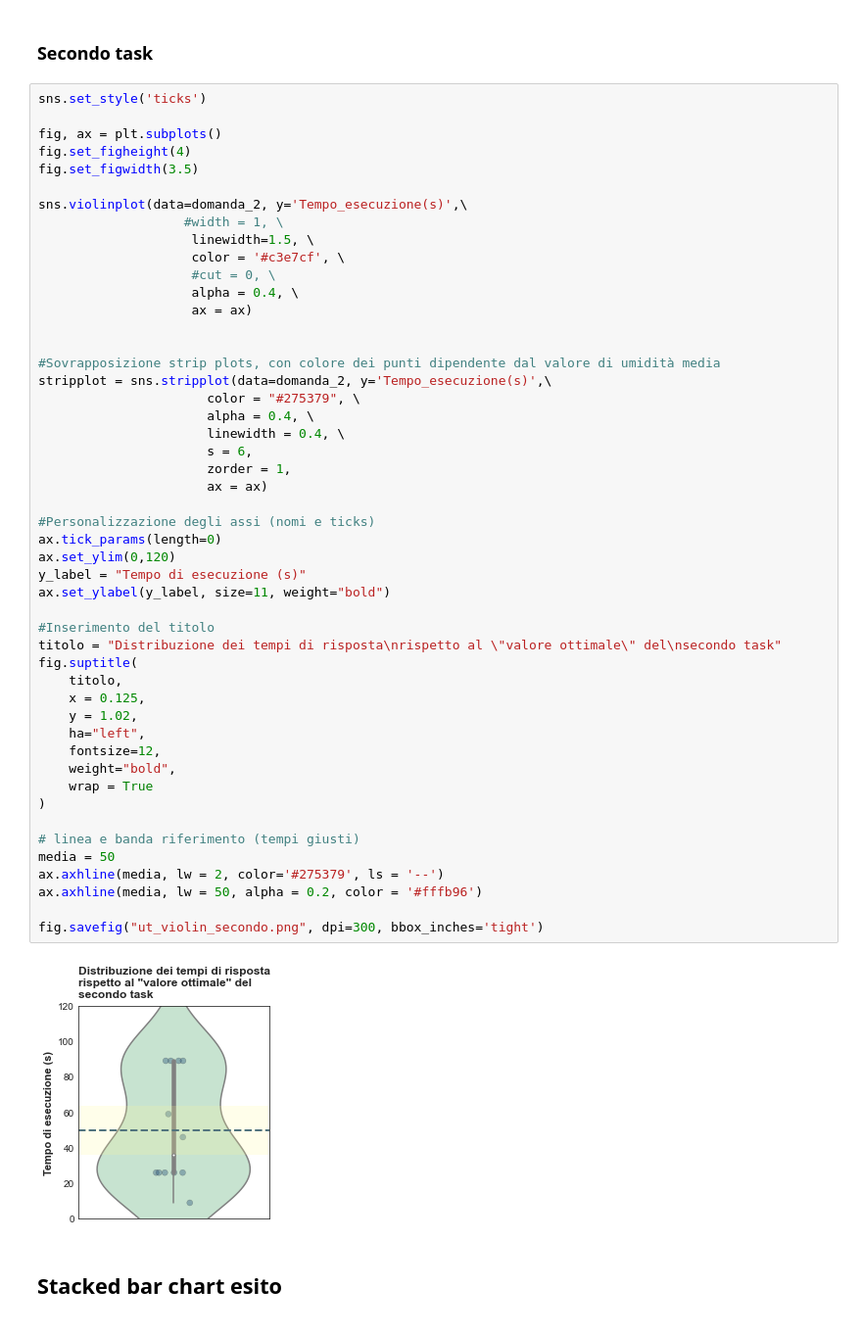
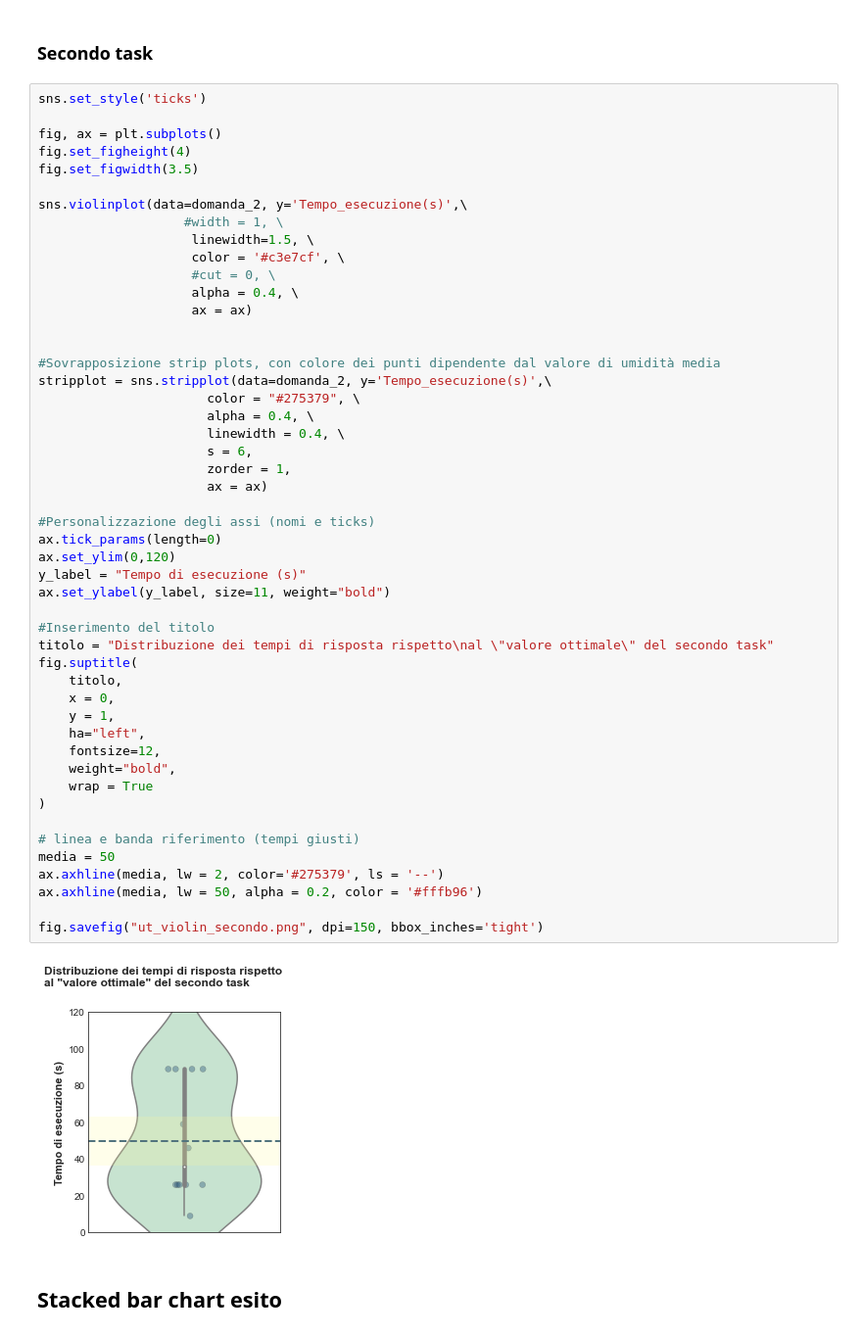
Before and after one commit to giocoal/air-quality-milano-interactive-data-visualization-tableau, a Jupyter notebook: Valutazione_qualitá/Data_Visualization_21_22_valutazione_qualita.ipynb, the cells around one changed output. Shown: that part at 98% size. Drawn from its saved outputs; the diff is of its cells as text.

```diff
--- a/Valutazione_qualitá/Data_Visualization_21_22_valutazione_qualita.ipynb
+++ b/Valutazione_qualitá/Data_Visualization_21_22_valutazione_qualita.ipynb
@@ -94,38 +94,38 @@ sns.violinplot(data=domanda_2, y='Tempo_esecuzione(s)',\
 #Sovrapposizione strip plots, con colore dei punti dipendente dal valore di umidità media
 stripplot = sns.stripplot(data=domanda_2, y='Tempo_esecuzione(s)',\
                       color = "#275379", \
                       alpha = 0.4, \
                       linewidth = 0.4, \
                       s = 6,
                       zorder = 1,
                       ax = ax)
 
 #Personalizzazione degli assi (nomi e ticks)
 ax.tick_params(length=0)
 ax.set_ylim(0,120)
 y_label = "Tempo di esecuzione (s)"
 ax.set_ylabel(y_label, size=11, weight="bold")
 
 #Inserimento del titolo
-titolo = "Distribuzione dei tempi di risposta\nrispetto al \"valore ottimale\" del\nsecondo task"
+titolo = "Distribuzione dei tempi di risposta rispetto\nal \"valore ottimale\" del secondo task"
 fig.suptitle(
     titolo,
-    x = 0.125,
-    y = 1.02,
+    x = 0,
+    y = 1,
     ha="left",
     fontsize=12,
     weight="bold",
     wrap = True
 )
 
 # linea e banda riferimento (tempi giusti)
 media = 50
 ax.axhline(media, lw = 2, color='#275379', ls = '--')
 ax.axhline(media, lw = 50, alpha = 0.2, color = '#fffb96')
 
-fig.savefig("ut_violin_secondo.png", dpi=300, bbox_inches='tight')
+fig.savefig("ut_violin_secondo.png", dpi=150, bbox_inches='tight')
 # %% [output]
-[figure, old version]
+[figure, new version]
 # %% [markdown]
 ## Stacked bar chart esito
 # %%
```
Also changed, not shown: parts of 6 cells of this notebook, 8 other files.
